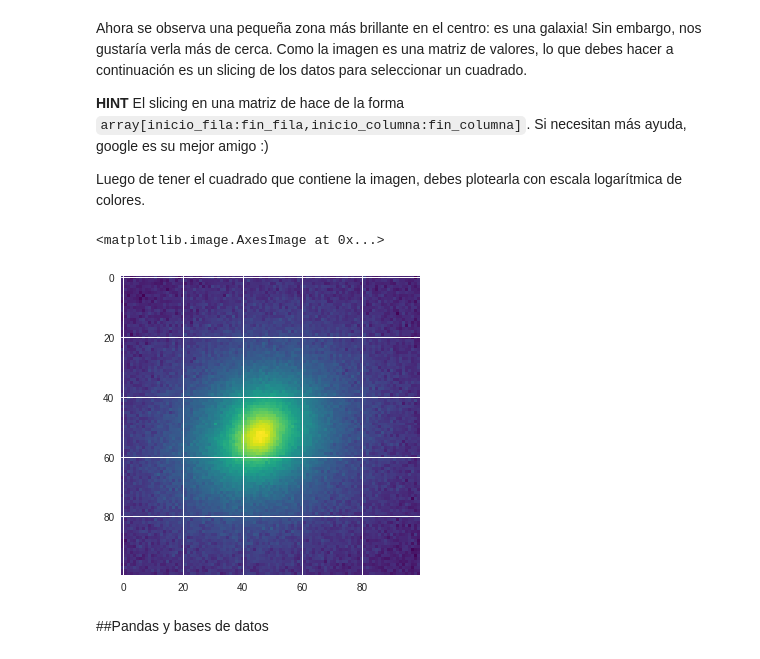
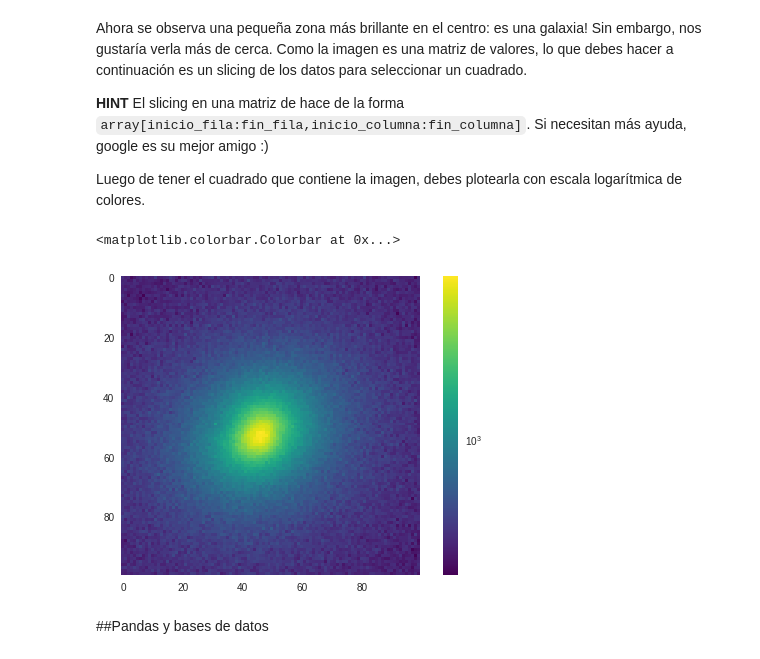
Before and after one commit to DiegoRomanCortes/minitarea3, a Jupyter notebook: minitarea3.ipynb, the cells around one changed output. Saved outputs shown, nothing was run; the diff lists cells and outputs as text; code cells hidden in the pictures.

```diff
--- a/minitarea3.ipynb
+++ b/minitarea3.ipynb
@@ -145,12 +145,13 @@ Luego de tener el cuadrado que contiene la imagen, debes plotearla con escala lo
 # %%
 # Slicing del cuadrado con la galaxia y plot acá
 galaxia = image_data[975:1075,950:1050]
 
 plt.imshow(galaxia,cmap = 'viridis', norm = LogNorm())
 plt.grid(b = None)
+plt.colorbar()
 # %% [output]
-<matplotlib.image.AxesImage at 0x...>
+<matplotlib.colorbar.Colorbar at 0x...>
-[figure, old version]
+[figure, new version]
 # %% [markdown]
 ##Pandas y bases de datos
 # %% [markdown]
```
